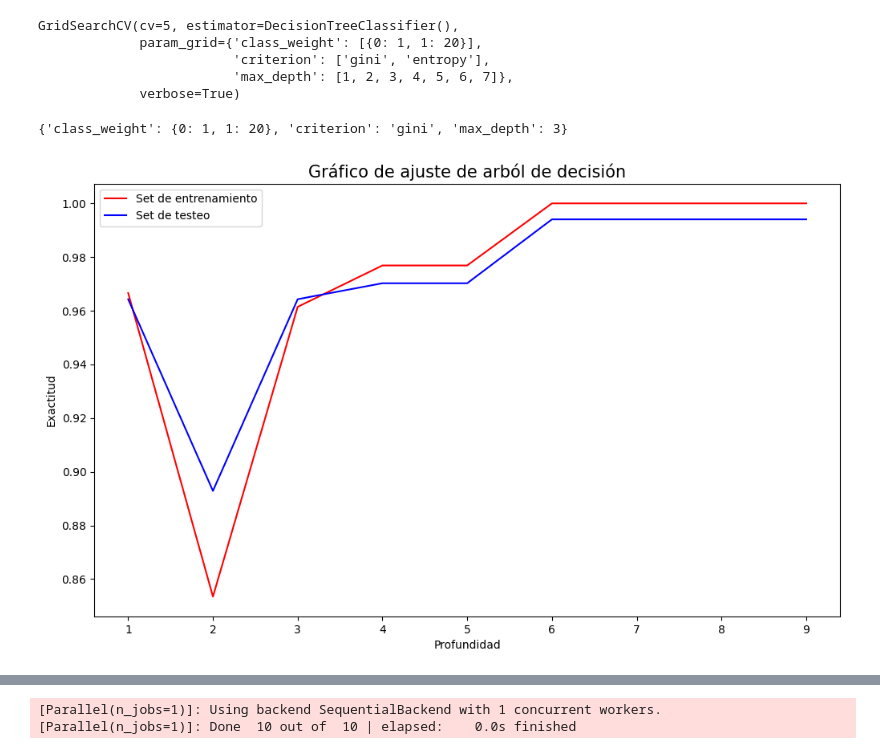
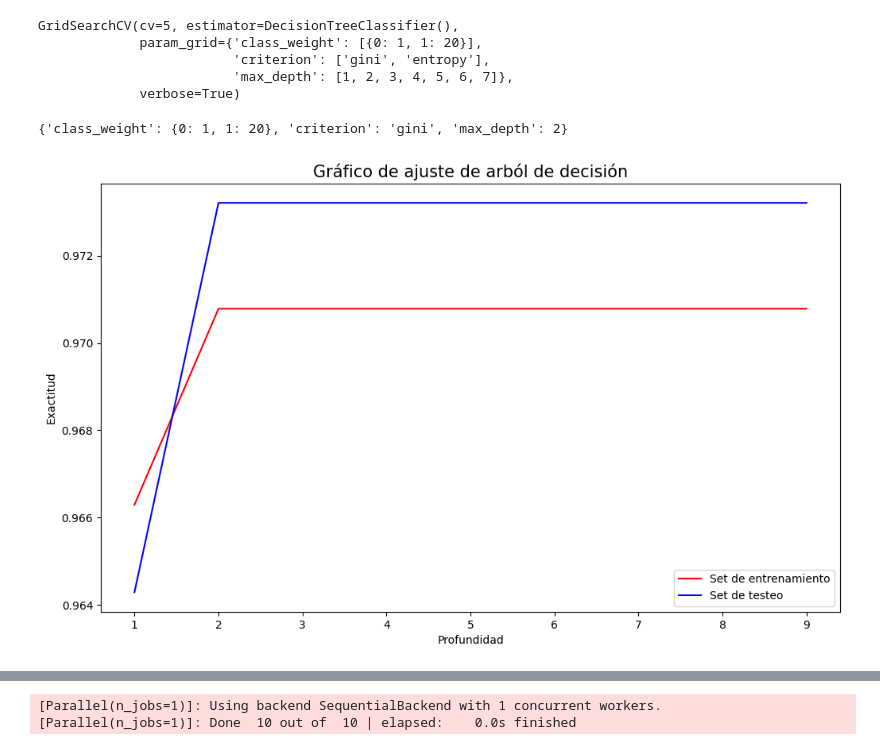
Before and after one commit to whipped-coffee/M06-Proyecto-Integrador-Machine-Learning, a Jupyter notebook: OriginalData/ArbolDeDecisiones.ipynb, the cells around one changed output, grey strips where cells are left out. Saved outputs shown, nothing was run; the diff lists cells and outputs as text; code cells hidden in the pictures.

```diff
--- a/OriginalData/ArbolDeDecisiones.ipynb
+++ b/OriginalData/ArbolDeDecisiones.ipynb
@@ -10,4 +8,4 @@ from sklearn.metrics import classification_report
 from sklearn.model_selection import GridSearchCV
 from sklearn.model_selection import cross_validate
 # %%
-dataHosp = pd.read_csv('../data/Hospitales_Normalizados.csv', index_col=0)
+dataHosp = pd.read_csv('../data/Hospitales_Normalizados.csv')
@@ -15,7 +29,7 @@ dataHosp = pd.read_csv('../data/Hospitales_Normalizados.csv', index_col=0)
 X = dataHosp.drop(['HOSPITALIZACION'], axis = 1)
 y = dataHosp['HOSPITALIZACION']
 
-X_train, X_test, y_train, y_test = train_test_split(X, y, test_size = 0.3, random_state=0)
+X_train, X_test, y_train, y_test = train_test_split(X, y, test_size = 0.20, random_state=0)
 # %%
 arbol = DecisionTreeClassifier()
 # %%
@@ -36,26 +50,26 @@ GridSearchCV(cv=5, estimator=DecisionTreeClassifier(),
 # %%
 modelo.best_params_
 # %% [output]
-{'class_weight': {0: 1, 1: 20}, 'criterion': 'gini', 'max_depth': 3}
+{'class_weight': {0: 1, 1: 20}, 'criterion': 'gini', 'max_depth': 2}
 # %%
 train_prec = []
 test_prec = []
 max_pairs = list(range(1, 10))
 
 for n in max_pairs:
-    clfx = DecisionTreeClassifier(max_depth=n, criterion='gini', class_weight={0: 1, 1: 534/23})
+    clfx = DecisionTreeClassifier(max_depth=n, criterion='gini', class_weight={0: 1, 1: 20})
     clfx.fit(X_train, y_train)
     train_prec.append(clfx.score(X_train, y_train))
     test_prec.append(clfx.score(X_test, y_test))
 
 plt.figure(figsize=(12,7))
 plt.plot(max_pairs, train_prec, color='r', label='Set de entrenamiento')
 plt.plot(max_pairs, test_prec, color='b', label='Set de testeo')
 plt.title('Gráfico de ajuste de arból de decisión', fontsize = 15)
 plt.legend()
 plt.ylabel('Exactitud')
 plt.xlabel('Profundidad')
 plt.show()
 # %% [output]
-[figure, old version]
+[figure, new version]
 # %%
```
Also changed, not shown: parts of 9 cells of this notebook, 4 other files.
